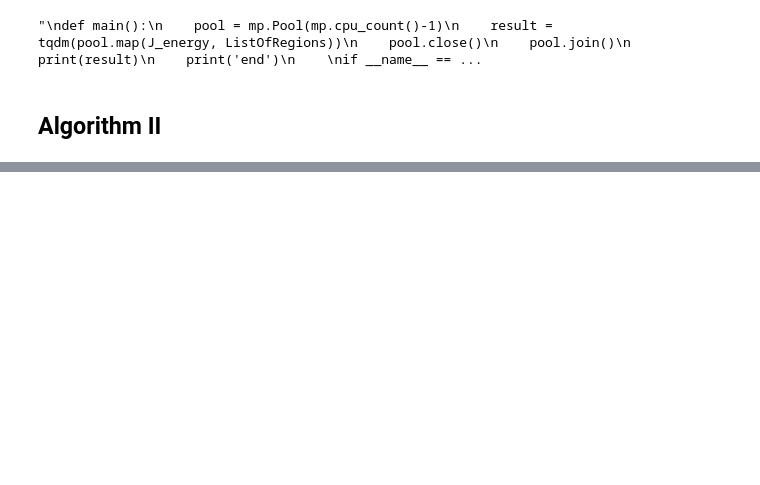
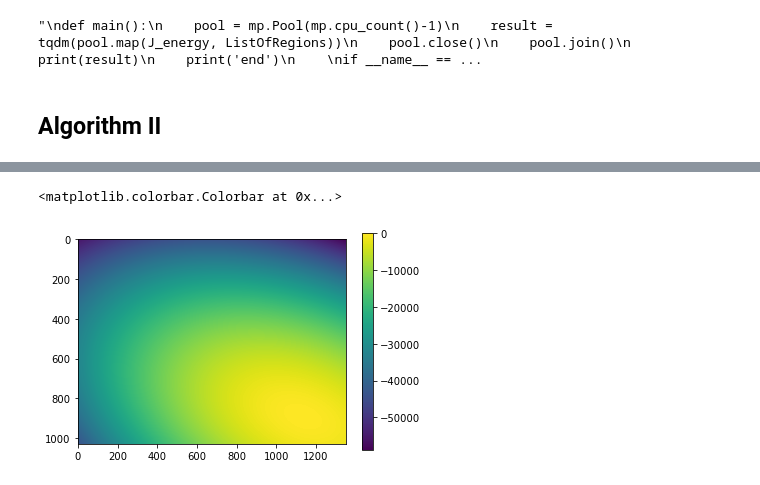
Before and after one commit to Jacob-Relle/MIP-Projekt, a Jupyter notebook: Project.ipynb, the cells around one changed output, grey strips where cells are left out. Cells and saved outputs as stored; diff of their text form; code cells hidden in the pictures; blank space fills up the shorter version.

```diff
--- a/Project.ipynb
+++ b/Project.ipynb
@@ -282,0 +305,6 @@ def segmented(Omega, image, f, theta, Z):
+# %%
+plt.imshow(segmentation)
+plt.colorbar()
+# %% [output]
+<matplotlib.colorbar.Colorbar at 0x...>
+[figure, added]
```
Also changed, not shown: parts of 6 cells of this notebook.
